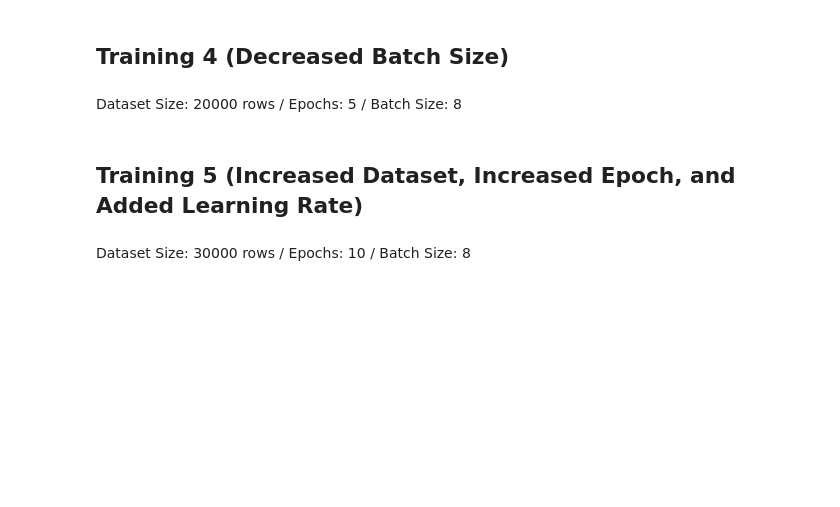
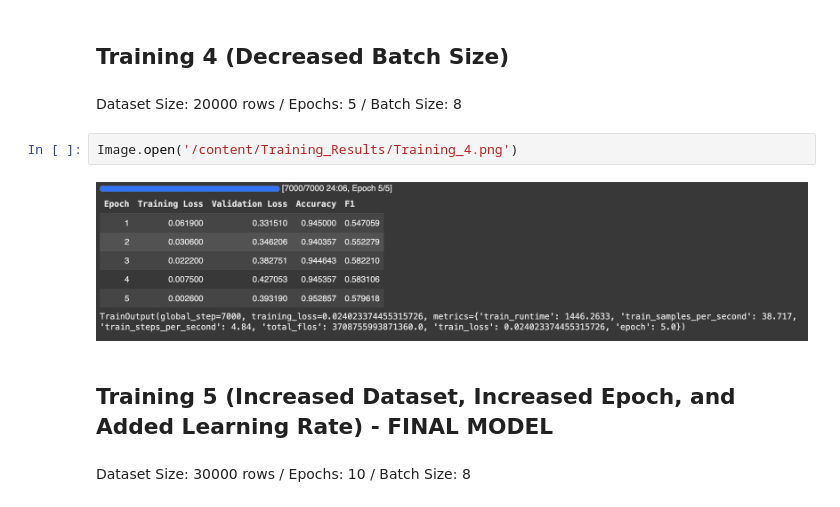
Before and after one commit to vhinatav/IAT360_FinalProject, a Jupyter notebook: ToxicCommentModel.ipynb, the cells around one changed output. Saved outputs shown, nothing was run; the diff lists cells and outputs as text; blank space fills up the shorter version.

```diff
--- a/ToxicCommentModel.ipynb
+++ b/ToxicCommentModel.ipynb
@@ -149,7 +152,11 @@ Image.open('/content/Training_Results/Training_3.png')
 ## Training 4 (Decreased Batch Size)
 # %% [markdown]
 Dataset Size: 20000 rows / Epochs: 5 / Batch Size: 8
+# %%
+Image.open('/content/Training_Results/Training_4.png')
+# %% [output]
+[figure, added]
 # %% [markdown]
-## Training 5 (Increased Dataset, Increased Epoch, and Added Learning Rate)
+## Training 5 (Increased Dataset, Increased Epoch, and Added Learning Rate) - **FINAL MODEL**
 # %% [markdown]
 Dataset Size: 30000 rows / Epochs: 10 / Batch Size: 8
```
Also changed, not shown: parts of 8 cells of this notebook.
